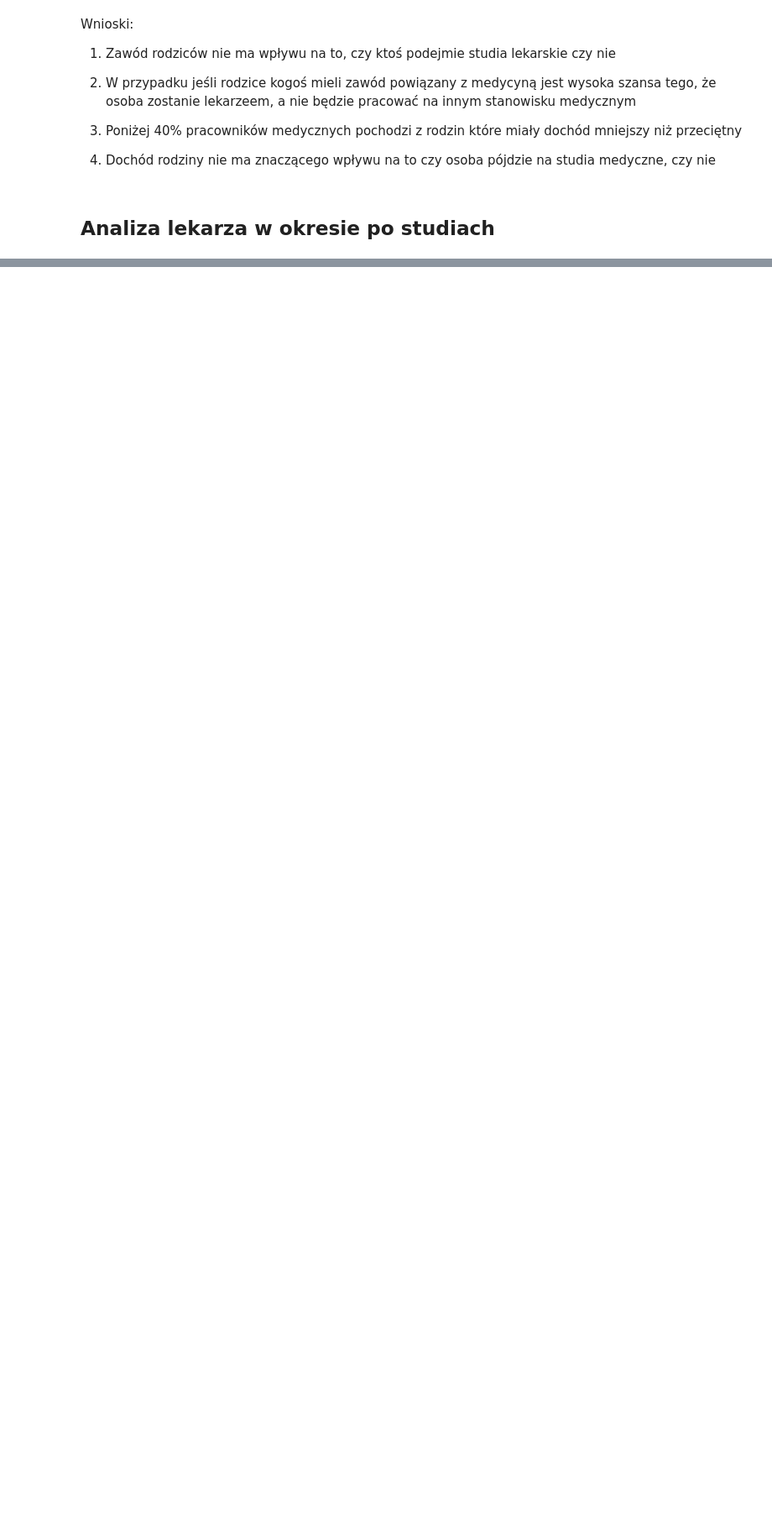
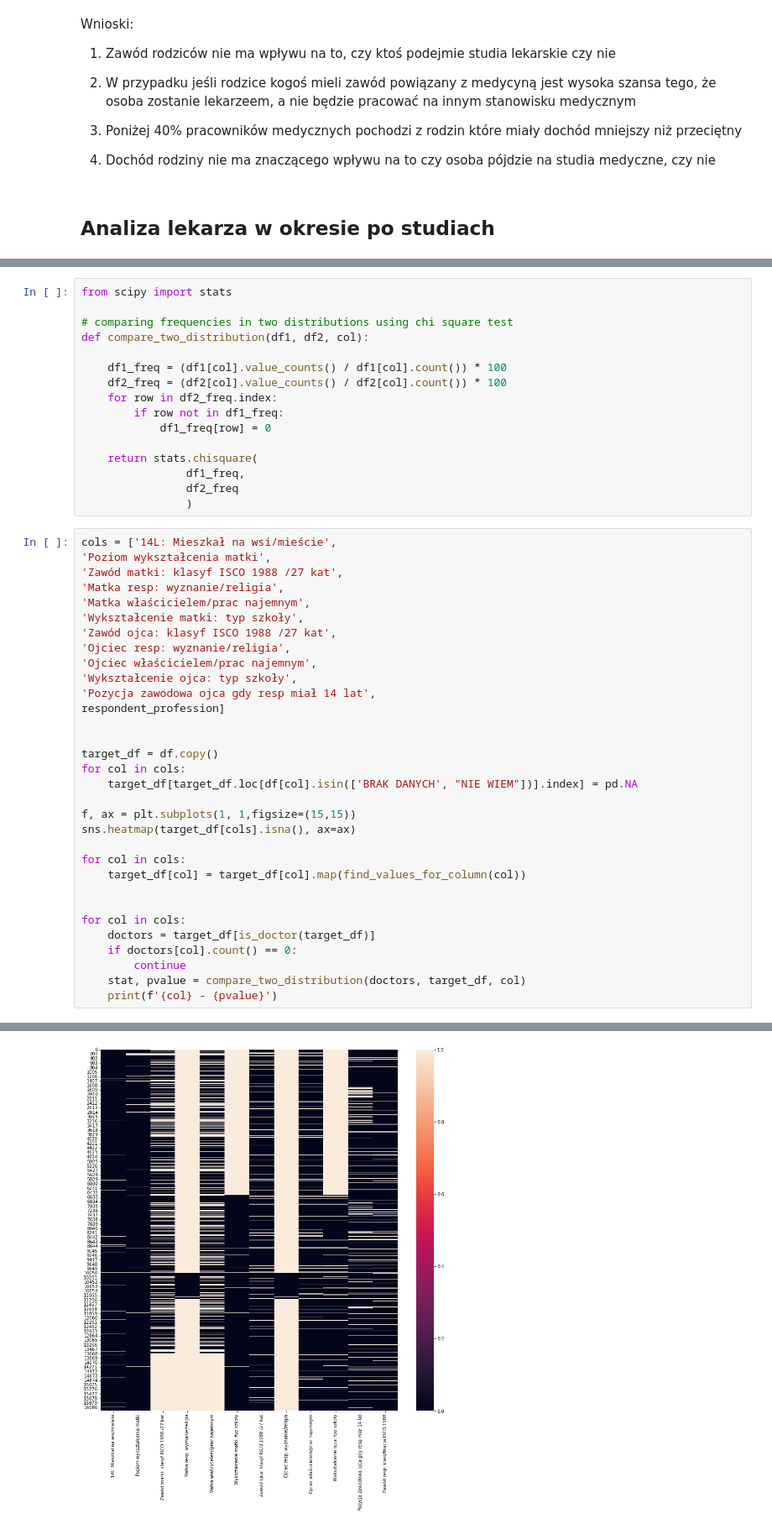
Before and after one commit to Qwebeck/medical-trends-exploration, a Jupyter notebook: notebooks/sondaze_spoleczne.ipynb, the cells around one changed output, grey strips where cells are left out. Shown at 84% size. Cells and saved outputs as stored; diff of their text form; blank space fills up the shorter version.

```diff
--- a/notebooks/sondaze_spoleczne.ipynb
+++ b/notebooks/sondaze_spoleczne.ipynb
@@ -332,0 +559,49 @@ Cechy do uwzględnienia:
+# %%
+from scipy import stats
+
+# comparing frequencies in two distributions using chi square test
+def compare_two_distribution(df1, df2, col):
+
+    df1_freq = (df1[col].value_counts() / df1[col].count()) * 100
+    df2_freq = (df2[col].value_counts() / df2[col].count()) * 100
+    for row in df2_freq.index:
+        if row not in df1_freq:
+            df1_freq[row] = 0
+
+    return stats.chisquare(
+                df1_freq,
+                df2_freq
+                )
+# %%
+cols = ['14L: Mieszkał na wsi/mieście',
+'Poziom wykształcenia matki',
+'Zawód matki: klasyf ISCO 1988 /27 kat',
+'Matka resp: wyznanie/religia',
+'Matka właścicielem/prac najemnym',
+'Wykształcenie matki: typ szkoły',
+'Zawód ojca: klasyf ISCO 1988 /27 kat',
+'Ojciec resp: wyznanie/religia',
+'Ojciec właścicielem/prac najemnym',
+'Wykształcenie ojca: typ szkoły',
+'Pozycja zawodowa ojca gdy resp miał 14 lat',
+respondent_profession]
+
+
+target_df = df.copy()
+for col in cols:
+    target_df[target_df.loc[df[col].isin(['BRAK DANYCH', "NIE WIEM"])].index] = pd.NA
+
+f, ax = plt.subplots(1, 1,figsize=(15,15))
+sns.heatmap(target_df[cols].isna(), ax=ax)
+
+for col in cols:
+    target_df[col] = target_df[col].map(find_values_for_column(col))
+
+
+for col in cols:
+    doctors = target_df[is_doctor(target_df)]
+    if doctors[col].count() == 0:
+        continue
+    stat, pvalue = compare_two_distribution(doctors, target_df, col)
+    print(f'{col} - {pvalue}')
+# %% [output]
@@ -332,0 +620 @@ Cechy do uwzględnienia:
+[figure, added]
```
Also changed, not shown: parts of 26 cells of this notebook, 2 other files.
